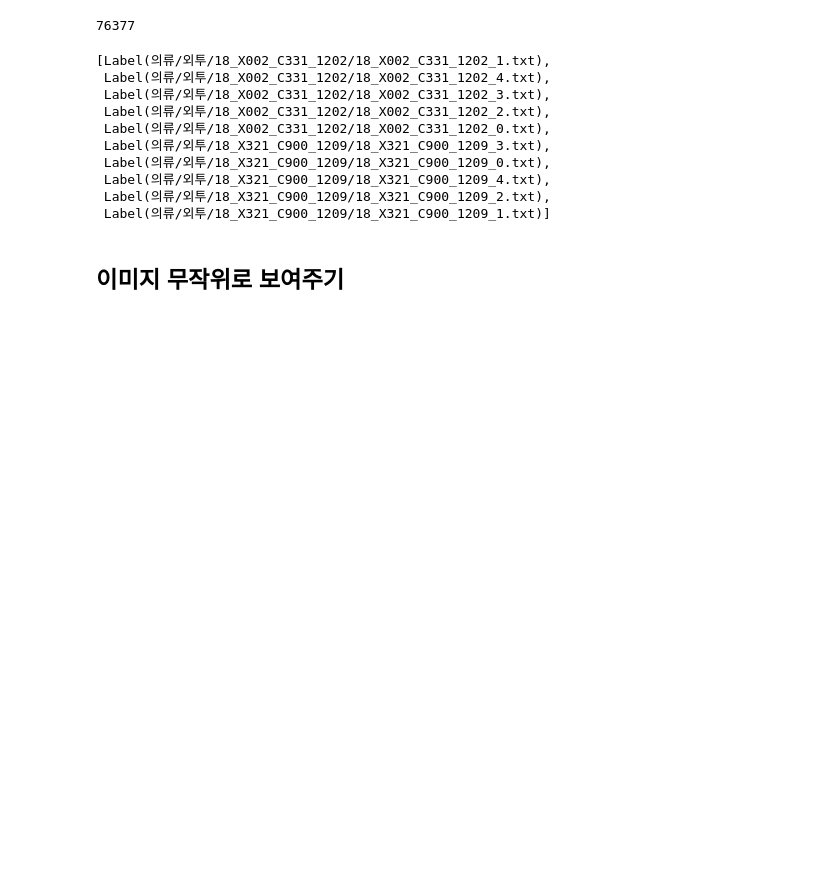
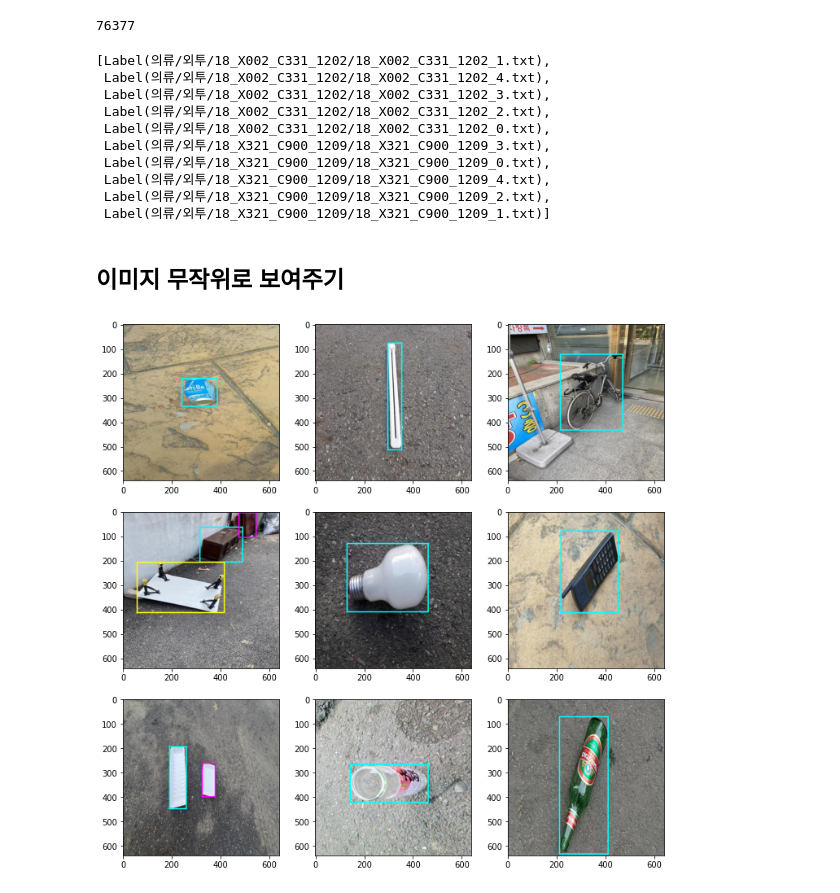
Before and after one commit to lheun99/recycle_info_service, a Jupyter notebook: ai/preproc/verify-yololabels.ipynb, the cells around one changed output. Saved outputs shown, nothing was run; the diff lists cells and outputs as text; code cells hidden in the pictures; blank space fills up the shorter version.

```diff
--- a/ai/preproc/verify-yololabels.ipynb
+++ b/ai/preproc/verify-yololabels.ipynb
@@ -69,9 +69,26 @@ def image_with_box(path: Path, boxes: Iterable[Box]) -> Image.Image:
         else:
             color = tuple(random.randint(0, 255) for _ in range(3))
         # print(box)
-        drawer.rectangle(box.rect.tuple(), outline=color, width=5)
+        drawer.rectangle(box.rect.tuple(image.size), outline=color, width=5)
 
     # debug
     # ImageShow.show(image)
 
     return image
+# %%
+def show_images(src: Path, population: Sequence[Label], classid: int = -1):
+    fig, ax = plt.subplots(3, 3, figsize=(12, 12))
+    labels = random.sample(population, 9)
+
+    for i, label in enumerate(labels):
+        image = image_with_box(
+            src / label.path.with_suffix('.jpg'),
+            label.boxes,
+        )
+        ax[i%3][i//3].imshow(image)
+
+    fig.show()
+# %%
+show_images(Path('./dataset/validation/'), val_labels)
+# %% [output]
+[figure, added]
```
